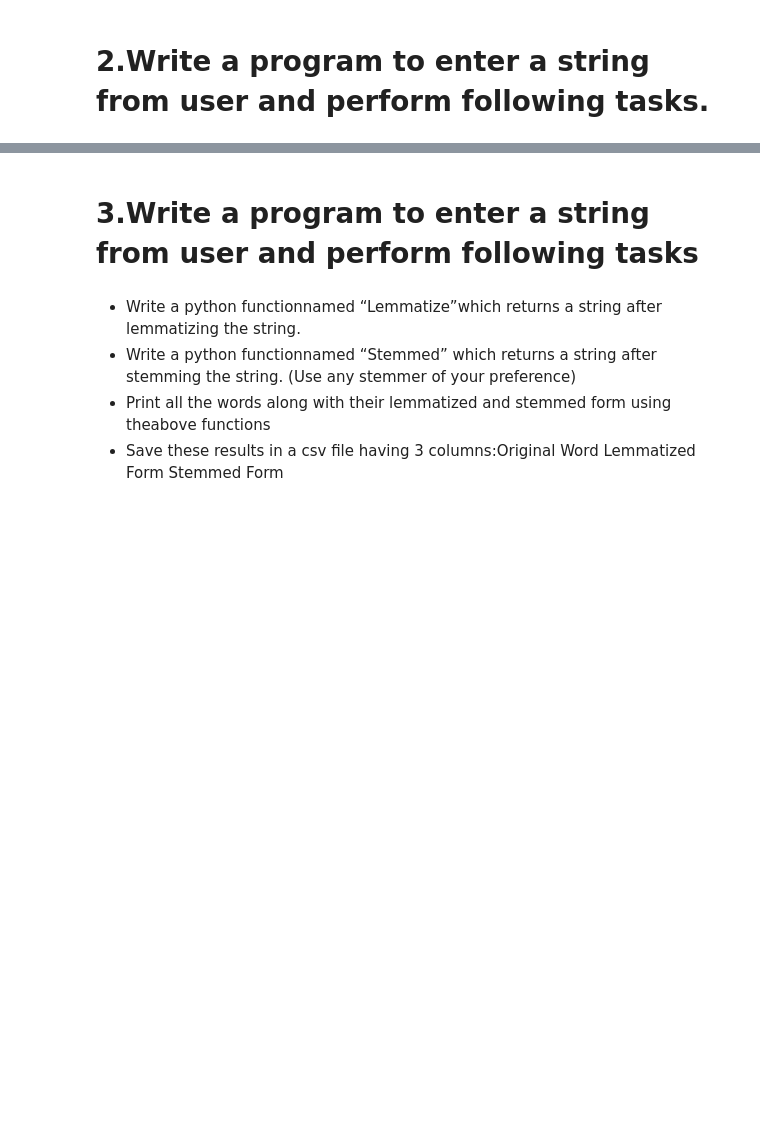
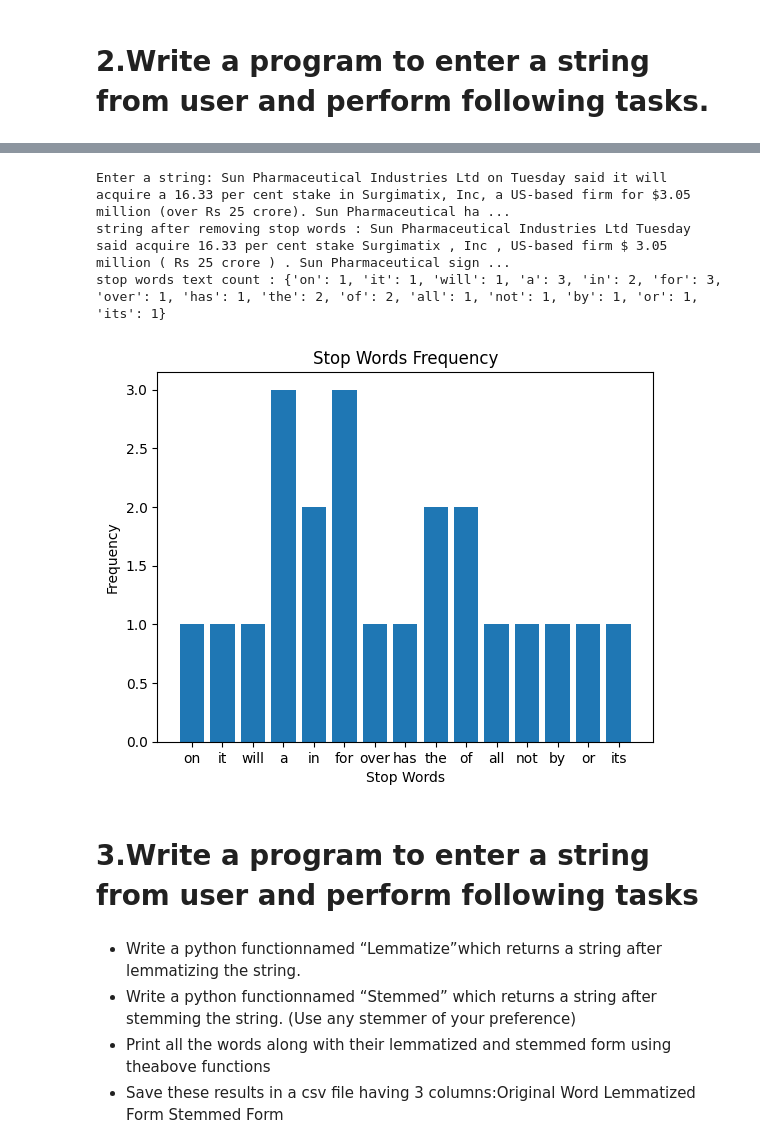
Before and after one commit to kumaramardeep342/Colab-Work, a Jupyter notebook: Edureka_AI__NLP_M2_CaseStudy1.ipynb, the cells around one changed output, grey strips where cells are left out. Drawn from its saved outputs; the diff is of its cells as text; code cells hidden in the pictures; blank space fills up the shorter version.

```diff
--- a/Edureka_AI__NLP_M2_CaseStudy1.ipynb
+++ b/Edureka_AI__NLP_M2_CaseStudy1.ipynb
@@ -65,0 +67,10 @@ affiliates: 1
+# %%
+from nltk.tokenize import word_tokenize
+nltk.download('stopwords')
+from nltk.corpus import stopwords
+def remove_stop_words(text):
+    stop_words = stopwords.words('english')
+    words = word_tokenize(text)
+    filtered_words = [word for word in words if word.lower() not in stop_words]
+    stop_words_text = [word for word in words if word.lower() in stop_words]
+    return  ' '.join(filtered_words) ,  stop_words_text
@@ -66,3 +80,31 @@ affiliates: 1
+# %%
+# Sample text
+sample_text = input("Enter a string: ")
+#sample_text =  'Sun Pharmaceutical Industries Ltd on Tuesday said it will acquire a 16.33 per cent stake in Surgimatix, Inc, a US-based firm for $3.05 million (over Rs 25 crore). Sun Pharmaceutical has signed a definitive merger agreement for the acquisition of all outstanding ordinary shares of Taro Pharmaceutical not currently owned by the company or its affiliates for $347.73m (Rs28. 92bn) in cash.'
+sample_text_new, stop_words_text= remove_stop_words(sample_text)
+print(f"string after removing stop words : {sample_text_new}")
+
+# Count frequency of each stop word present in a string using the above function
+stop_words_count = {}
+for word in stop_words_text:
+    if word in stop_words_count:
+        stop_words_count[word] += 1
+    else:
+        stop_words_count[word] = 1
+print(f"stop words text count : {stop_words_count}")
+
+# Plot a bar graph depicting stop words and their frequencies
+import matplotlib.pyplot as plt
+plt.bar(stop_words_count.keys(), stop_words_count.values())
+plt.xlabel('Stop Words')
+plt.ylabel('Frequency')
+plt.title('Stop Words Frequency')
+plt.show()
+# %% [output]
+Enter a string: Sun Pharmaceutical Industries Ltd on Tuesday said it will acquire a 16.33 per cent stake in Surgimatix, Inc, a US-based firm for $3.05 million (over Rs 25 crore). Sun Pharmaceutical ha ...
+string after removing stop words : Sun Pharmaceutical Industries Ltd Tuesday said acquire 16.33 per cent stake Surgimatix , Inc , US-based firm $ 3.05 million ( Rs 25 crore ) . Sun Pharmaceutical sign ...
+stop words text count : {'on': 1, 'it': 1, 'will': 1, 'a': 3, 'in': 2, 'for': 3, 'over': 1, 'has': 1, 'the': 2, 'of': 2, 'all': 1, 'not': 1, 'by': 1, 'or': 1, 'its': 1}
+[figure, added]
 # %% [markdown]
 # 3.Write a program to enter a string from user and perform following tasks
 # %% [markdown]
```
Also changed, not shown: parts of 7 cells of this notebook.
